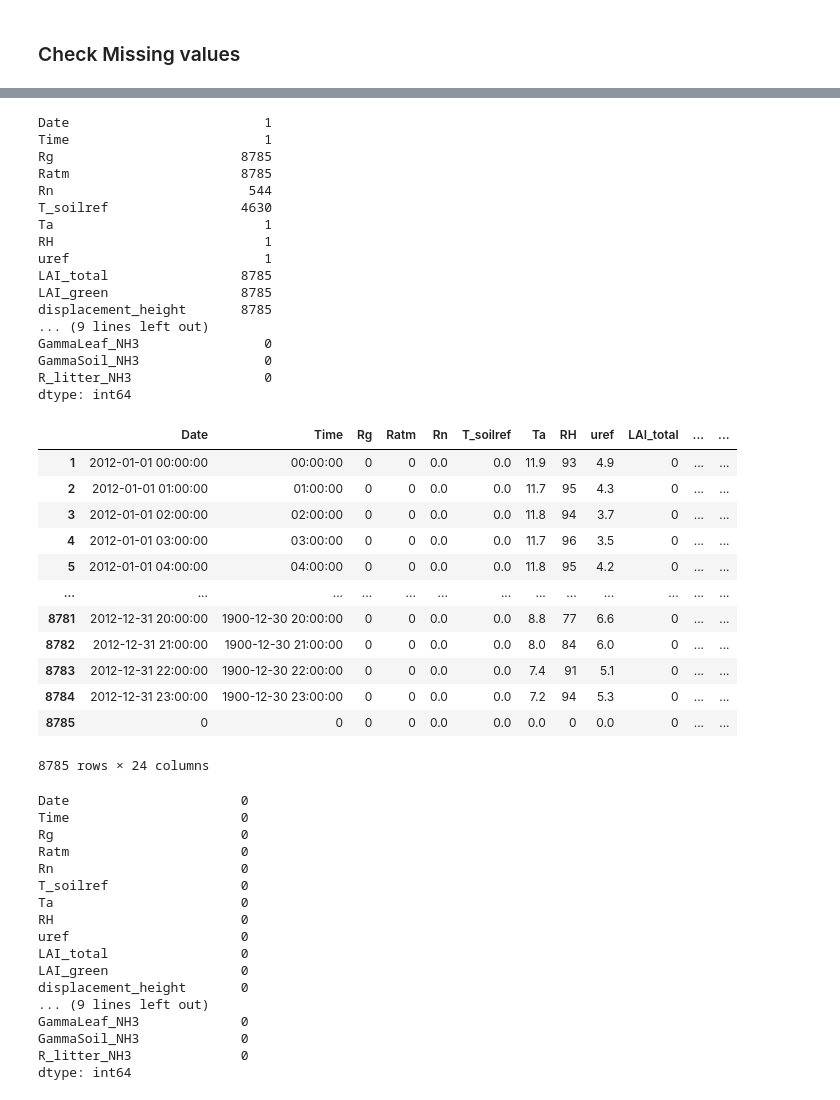
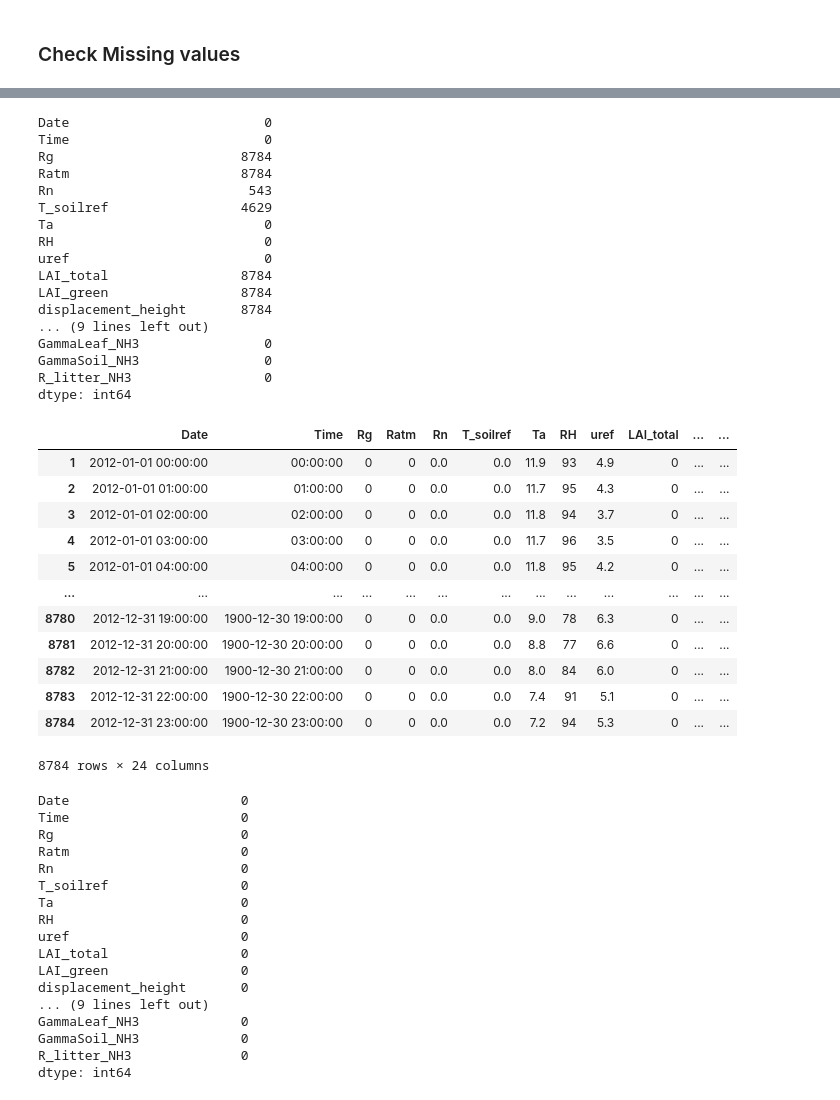
Before and after one commit to myothiha/tata, a Jupyter notebook: GE15Y/GE15Y.ipynb, the cells around one changed output, grey strips where cells are left out. Saved outputs shown, nothing was run; the diff lists cells and outputs as text; code cells hidden in the pictures.

```diff
--- a/GE15Y/GE15Y.ipynb
+++ b/GE15Y/GE15Y.ipynb
@@ -7,7 +7,7 @@ import pandas as pd
 # %% [markdown]
 ## Data Processing
 # %%
-df_raw = pd.read_excel('GE15Y.xlsx').drop(index=0) # Read data file
+GE15Y_raw = pd.read_excel('GE15Y.xlsx').drop(index=0) # Read data file
 # %% [markdown]
 ### Check the number of rows and columns in data file
 # %%
@@ -17,4 +17,4 @@ df_raw.shape # There are 8785 rows and 24 columns
 # %% [markdown]
 ### Check Missing values
 # %%
-df_raw.drop(index=8785)
+GE15Y_raw = GE15Y_raw.drop(index=8785)
@@ -35,38 +21,38 @@ df_raw.drop(index=8785)
 # %%
-df_raw.isna().sum()
+GE15Y_raw.isna().sum()
 # %% [output]
-Date                         1
-Time                         1
-Rg                        8785
-Ratm                      8785
-Rn                         544
-T_soilref                 4630
-Ta                           1
-RH                           1
-uref                         1
-LAI_total                 8785
-LAI_green                 8785
-displacement_height       8785
+Date                         0
+Time                         0
+Rg                        8784
+Ratm                      8784
+Rn                         543
+T_soilref                 4629
+Ta                           0
+RH                           0
+uref                         0
+LAI_total                 8784
+LAI_green                 8784
+displacement_height       8784
 ... (9 lines left out)
 GammaLeaf_NH3                0
 GammaSoil_NH3                0
 R_litter_NH3                 0
 dtype: int64
-# %%
-df = df_raw.fillna(0)
-df
-# %% [output]
-|  | Date | Time | Rg | Ratm | Rn | T_soilref | Ta | RH | uref | LAI_total | ... | ... |
-| 1 | 2012-01-01 00:00:00 | 00:00:00 | 0 | 0 | 0.0 | 0.0 | 11.9 | 93 | 4.9 | 0 | ... | ... |
-| 2 | 2012-01-01 01:00:00 | 01:00:00 | 0 | 0 | 0.0 | 0.0 | 11.7 | 95 | 4.3 | 0 | ... | ... |
-| 3 | 2012-01-01 02:00:00 | 02:00:00 | 0 | 0 | 0.0 | 0.0 | 11.8 | 94 | 3.7 | 0 | ... | ... |
-| 4 | 2012-01-01 03:00:00 | 03:00:00 | 0 | 0 | 0.0 | 0.0 | 11.7 | 96 | 3.5 | 0 | ... | ... |
-| 5 | 2012-01-01 04:00:00 | 04:00:00 | 0 | 0 | 0.0 | 0.0 | 11.8 | 95 | 4.2 | 0 | ... | ... |
-| ... | ... | ... | ... | ... | ... | ... | ... | ... | ... | ... | ... | ... |
-| 8781 | 2012-12-31 20:00:00 | 1900-12-30 20:00:00 | 0 | 0 | 0.0 | 0.0 | 8.8 | 77 | 6.6 | 0 | ... | ... |
-| 8782 | 2012-12-31 21:00:00 | 1900-12-30 21:00:00 | 0 | 0 | 0.0 | 0.0 | 8.0 | 84 | 6.0 | 0 | ... | ... |
-| 8783 | 2012-12-31 22:00:00 | 1900-12-30 22:00:00 | 0 | 0 | 0.0 | 0.0 | 7.4 | 91 | 5.1 | 0 | ... | ... |
-| 8784 | 2012-12-31 23:00:00 | 1900-12-30 23:00:00 | 0 | 0 | 0.0 | 0.0 | 7.2 | 94 | 5.3 | 0 | ... | ... |
-| 8785 | 0 | 0 | 0 | 0 | 0.0 | 0.0 | 0.0 | 0 | 0.0 | 0 | ... | ... |
-8785 rows × 24 columns
+# %%
+GE15Y = GE15Y_raw.fillna(0)
+GE15Y
+# %% [output]
+|  | Date | Time | Rg | Ratm | Rn | T_soilref | Ta | RH | uref | LAI_total | ... | ... |
+| 1 | 2012-01-01 00:00:00 | 00:00:00 | 0 | 0 | 0.0 | 0.0 | 11.9 | 93 | 4.9 | 0 | ... | ... |
+| 2 | 2012-01-01 01:00:00 | 01:00:00 | 0 | 0 | 0.0 | 0.0 | 11.7 | 95 | 4.3 | 0 | ... | ... |
+| 3 | 2012-01-01 02:00:00 | 02:00:00 | 0 | 0 | 0.0 | 0.0 | 11.8 | 94 | 3.7 | 0 | ... | ... |
+| 4 | 2012-01-01 03:00:00 | 03:00:00 | 0 | 0 | 0.0 | 0.0 | 11.7 | 96 | 3.5 | 0 | ... | ... |
+| 5 | 2012-01-01 04:00:00 | 04:00:00 | 0 | 0 | 0.0 | 0.0 | 11.8 | 95 | 4.2 | 0 | ... | ... |
+| ... | ... | ... | ... | ... | ... | ... | ... | ... | ... | ... | ... | ... |
+| 8780 | 2012-12-31 19:00:00 | 1900-12-30 19:00:00 | 0 | 0 | 0.0 | 0.0 | 9.0 | 78 | 6.3 | 0 | ... | ... |
+| 8781 | 2012-12-31 20:00:00 | 1900-12-30 20:00:00 | 0 | 0 | 0.0 | 0.0 | 8.8 | 77 | 6.6 | 0 | ... | ... |
+| 8782 | 2012-12-31 21:00:00 | 1900-12-30 21:00:00 | 0 | 0 | 0.0 | 0.0 | 8.0 | 84 | 6.0 | 0 | ... | ... |
+| 8783 | 2012-12-31 22:00:00 | 1900-12-30 22:00:00 | 0 | 0 | 0.0 | 0.0 | 7.4 | 91 | 5.1 | 0 | ... | ... |
+| 8784 | 2012-12-31 23:00:00 | 1900-12-30 23:00:00 | 0 | 0 | 0.0 | 0.0 | 7.2 | 94 | 5.3 | 0 | ... | ... |
+8784 rows × 24 columns
 # %%
```
Also changed, not shown: parts of 12 cells of this notebook, 2 other files.
